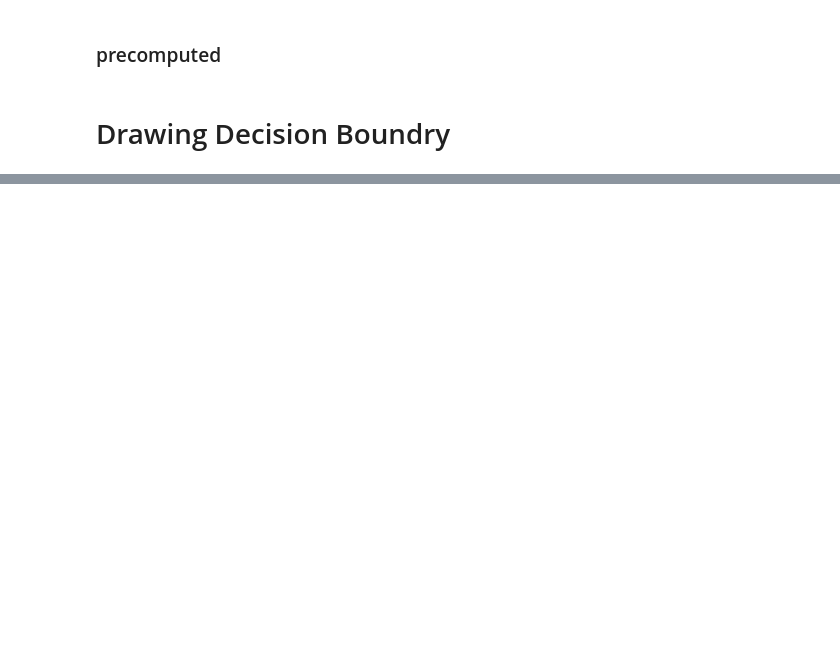
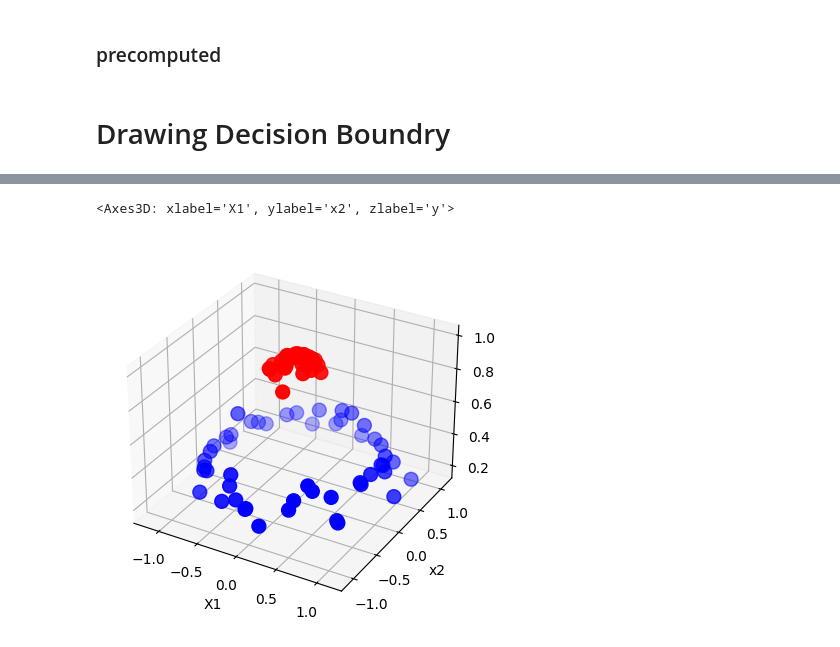
Before and after one commit to Shubhambg611/Ineuron-Data-Science, a Jupyter notebook: ML/ML kernels.ipynb, the cells around one changed output, grey strips where cells are left out. Drawn from its saved outputs; the diff is of its cells as text; code cells hidden in the pictures; blank space fills up the shorter version.

```diff
--- a/ML/ML kernels.ipynb
+++ b/ML/ML kernels.ipynb
@@ -225,0 +226,14 @@ plot_decision_boundary(x,y,classifier4) #sigmoid
+# %%
+def plot_3d_plot(x,y):
+    r=np.exp(-(x**2).sum(1))
+    ax = plt.subplot(projection='3d')
+    ax.scatter3D(x[:, 0], x[:, 1],r,c=y,s=100,cmap='bwr')
+    ax.set_xlabel('X1')
+    ax.set_ylabel('x2')
+    ax.set_zlabel('y')
+    return ax
+# %%
+plot_3d_plot(x,y)
+# %% [output]
+<Axes3D: xlabel='X1', ylabel='x2', zlabel='y'>
+[figure, added]
```
Also changed, not shown: parts of 15 cells of this notebook.
